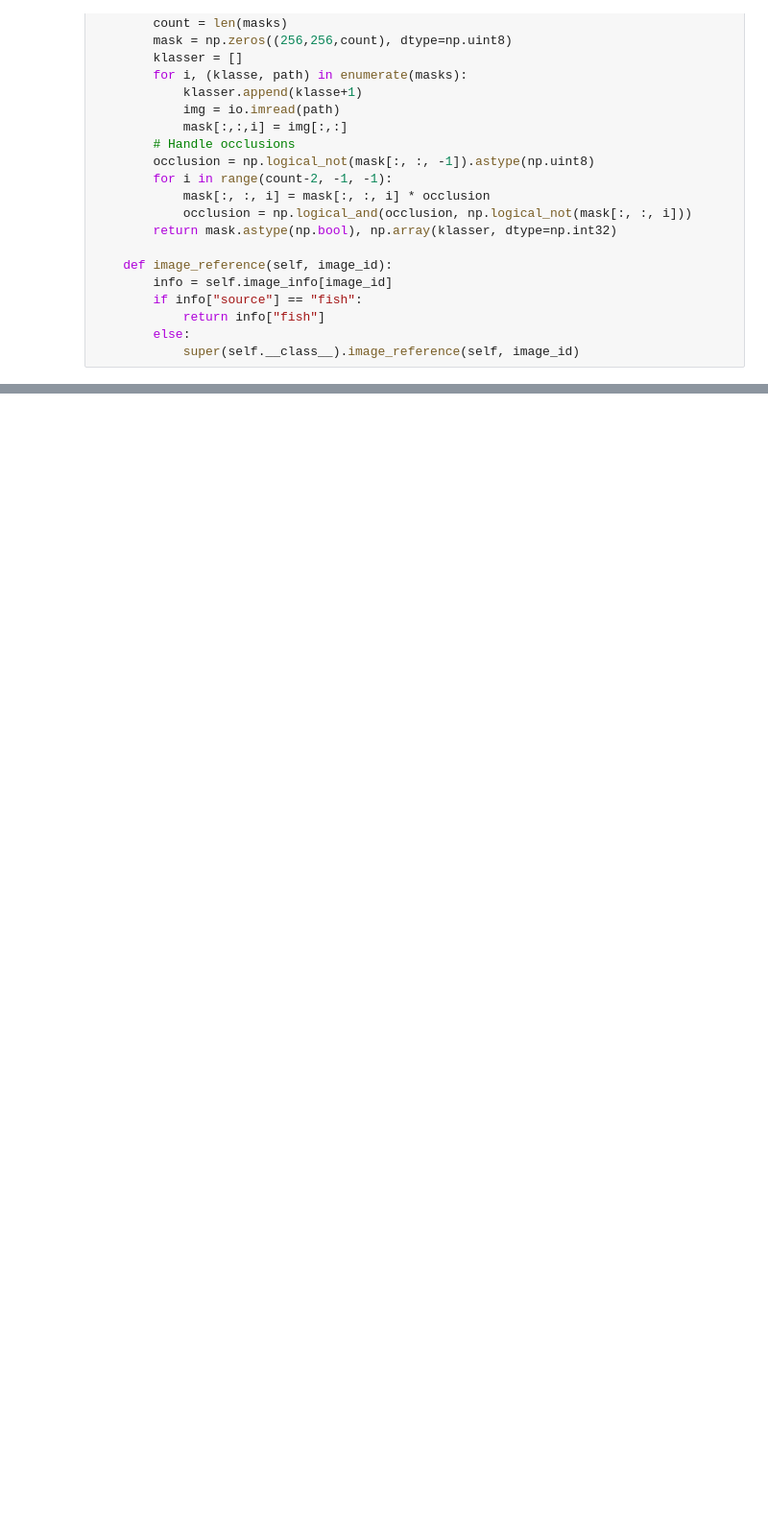
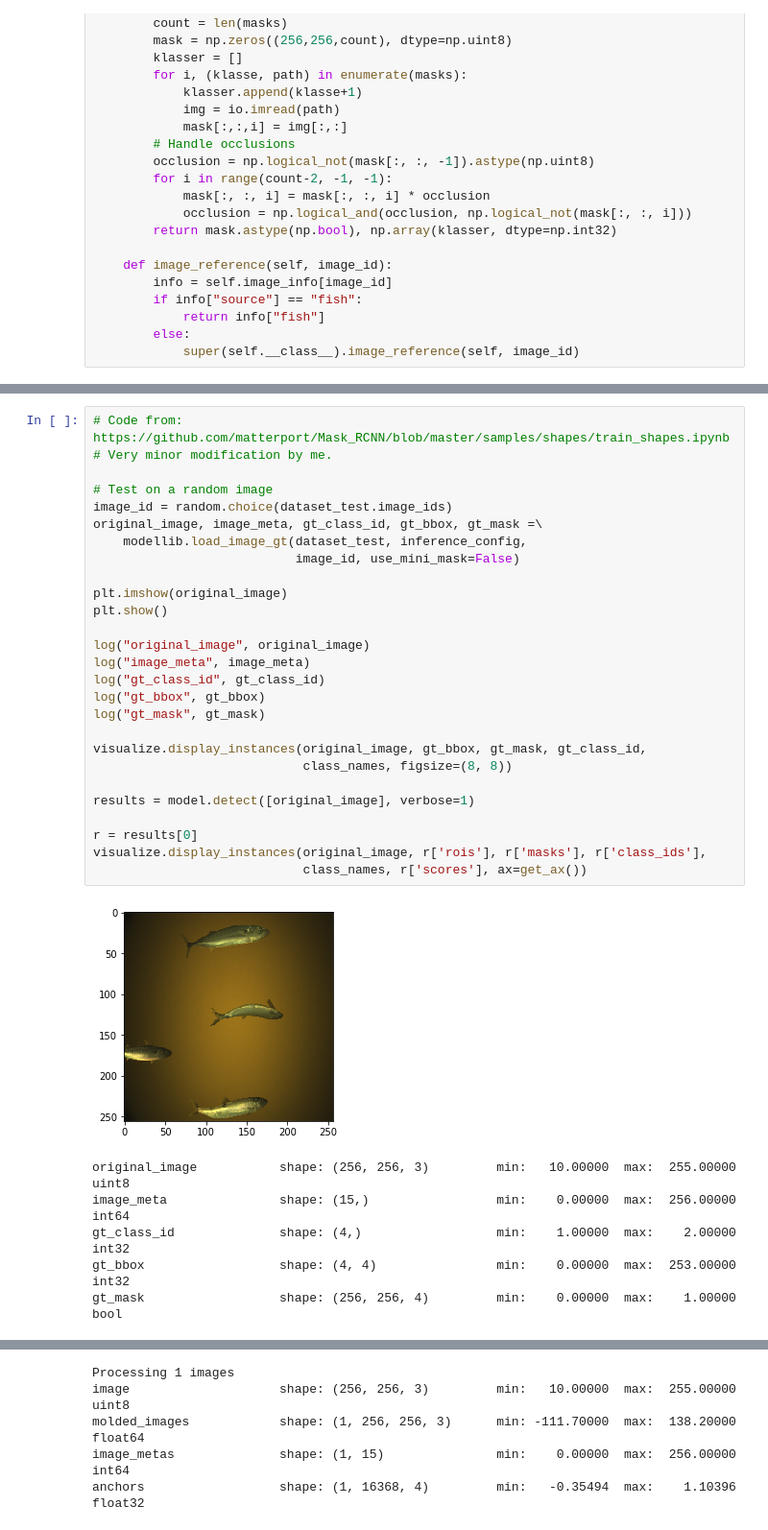
Before and after one commit to ToreAad/image-simulator, a Jupyter notebook: HM_train_fish.ipynb, the cells around one changed output, grey strips where cells are left out. Shown at 96% size. Saved outputs shown, nothing was run; the diff lists cells and outputs as text; blank space fills up the shorter version.

```diff
--- a/HM_train_fish.ipynb
+++ b/HM_train_fish.ipynb
@@ -536,0 +516,34 @@ mAP:  0.4540277818838755
+# %%
+# Code from: https://github.com/matterport/Mask_RCNN/blob/master/samples/shapes/train_shapes.ipynb
+# Very minor modification by me.
+
+# Test on a random image
+image_id = random.choice(dataset_test.image_ids)
+original_image, image_meta, gt_class_id, gt_bbox, gt_mask =\
+    modellib.load_image_gt(dataset_test, inference_config,
+                           image_id, use_mini_mask=False)
+
+plt.imshow(original_image)
+plt.show()
+
+log("original_image", original_image)
+log("image_meta", image_meta)
+log("gt_class_id", gt_class_id)
+log("gt_bbox", gt_bbox)
+log("gt_mask", gt_mask)
+
+visualize.display_instances(original_image, gt_bbox, gt_mask, gt_class_id,
+                            class_names, figsize=(8, 8))
+
+results = model.detect([original_image], verbose=1)
+
+r = results[0]
+visualize.display_instances(original_image, r['rois'], r['masks'], r['class_ids'],
+                            class_names, r['scores'], ax=get_ax())
+# %% [output]
+[figure, added]
+original_image           shape: (256, 256, 3)         min:   10.00000  max:  255.00000  uint8
+image_meta               shape: (15,)                 min:    0.00000  max:  256.00000  int64
+gt_class_id              shape: (4,)                  min:    1.00000  max:    2.00000  int32
+gt_bbox                  shape: (4, 4)                min:    0.00000  max:  253.00000  int32
+gt_mask                  shape: (256, 256, 4)         min:    0.00000  max:    1.00000  bool
@@ -536,0 +551,5 @@ mAP:  0.4540277818838755
+Processing 1 images
+image                    shape: (256, 256, 3)         min:   10.00000  max:  255.00000  uint8
+molded_images            shape: (1, 256, 256, 3)      min: -111.70000  max:  138.20000  float64
+image_metas              shape: (1, 15)               min:    0.00000  max:  256.00000  int64
+anchors                  shape: (1, 16368, 4)         min:   -0.35494  max:    1.10396  float32
```
Also changed, not shown: parts of 66 cells of this notebook.
